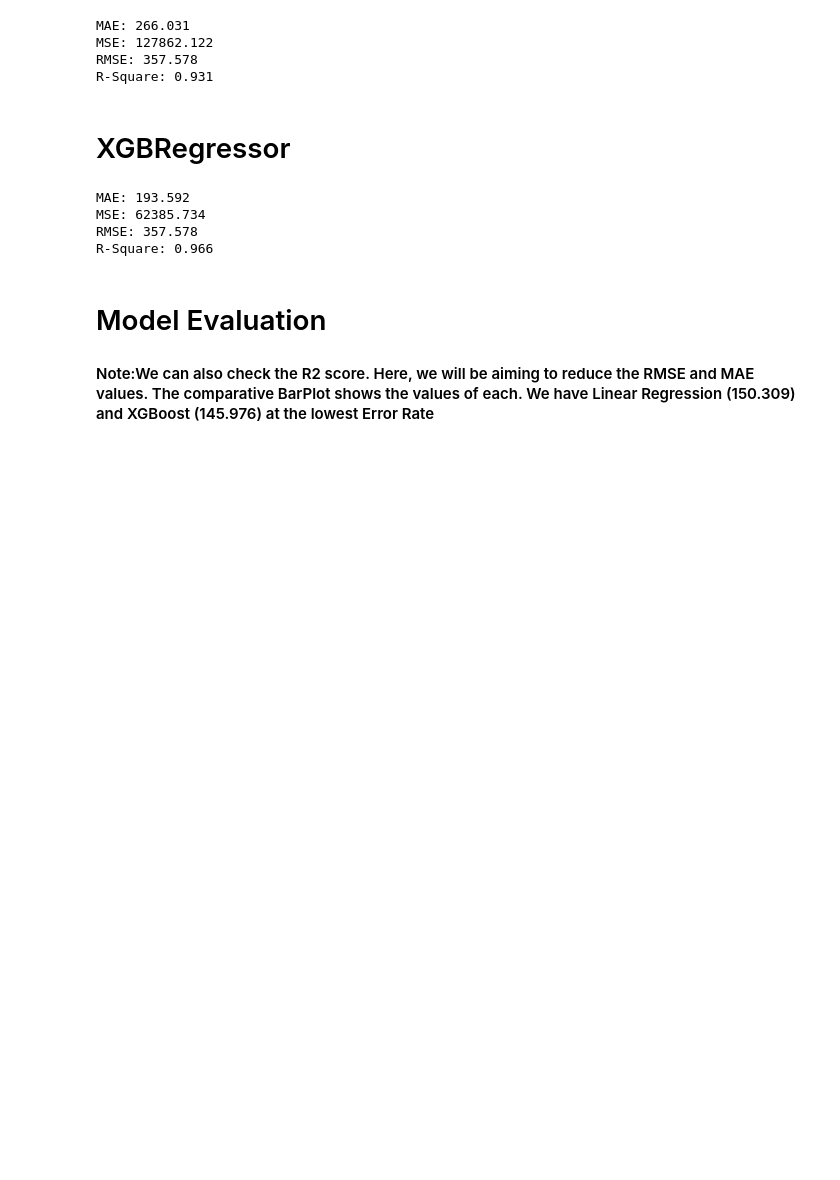
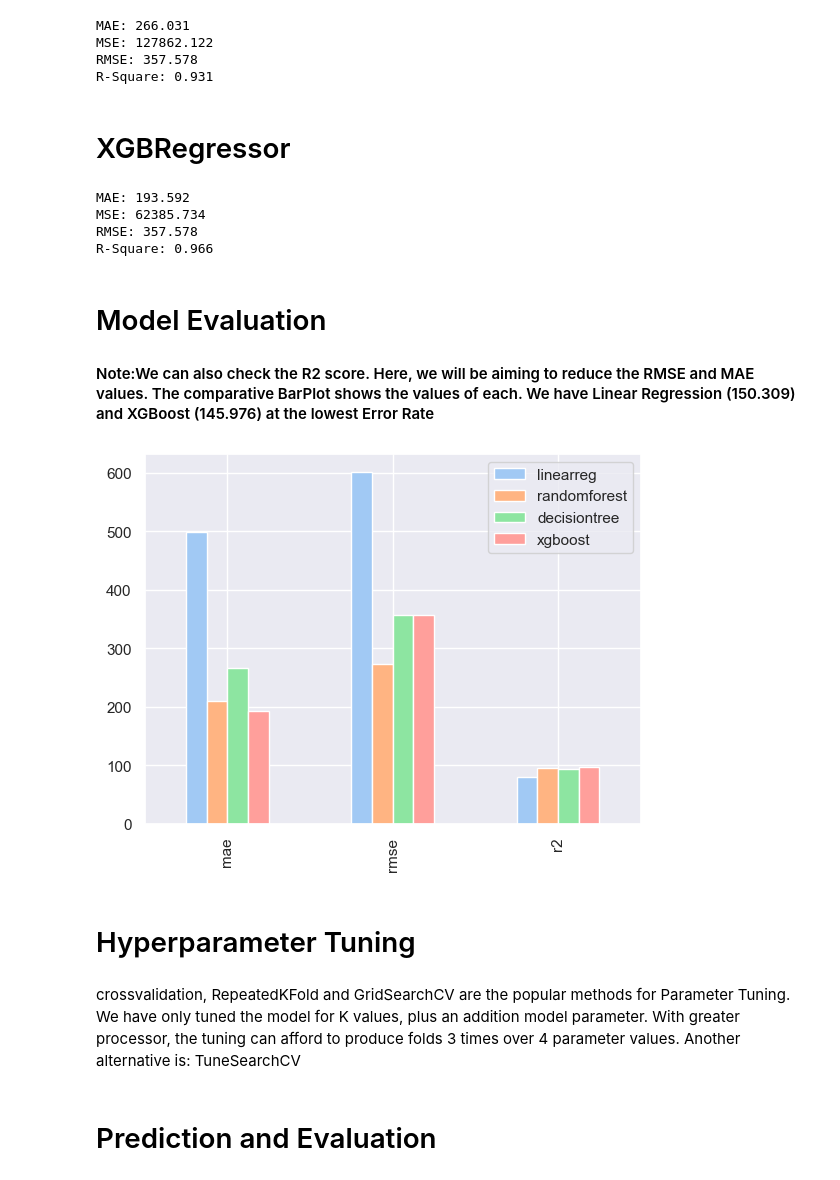
Before and after one commit to tushar2704/Wild_Blueberry_Yield_Prediction, a Jupyter notebook: src/notebooks/Wild Blueberry Yield Prediction.ipynb, the cells around one changed output. Saved outputs shown, nothing was run; the diff lists cells and outputs as text; code cells hidden in the pictures; blank space fills up the shorter version.

```diff
--- a/src/notebooks/Wild Blueberry Yield Prediction.ipynb
+++ b/src/notebooks/Wild Blueberry Yield Prediction.ipynb
@@ -590,3 +594,41 @@ R-Square: 0.966
 # Model Evaluation
 
 #### Note:We can also check the R2 score. Here, we will be aiming to reduce the RMSE and MAE values. The comparative BarPlot shows the values of each. We have Linear Regression (150.309) and XGBoost (145.976) at the lowest Error Rate
+# %%
+#Evaluation
+
+error_rec = {
+    "linearreg": {
+        "mae": mae_linear,
+        "rmse": rmse_linear,
+        'r2': rsq_linear*100
+    },
+    "randomforest": {
+        "mae": mae_rf,
+        "rmse": rmse_rf,
+        'r2': rsq_rf*100
+    },
+    "decisiontree": {
+        "mae": mae_dt,
+        "rmse": rmse_dt,
+        'r2': rsq_dt*100
+    },
+    "xgboost": {
+        "mae": mae_xgb,
+        "rmse": rmse_xgb,
+        'r2': rsq_xgb*100
+    },
+}
+pd.DataFrame(error_rec).plot(kind="bar",
+             color=[
+                 sns.color_palette("pastel")[0],
+                 sns.color_palette("pastel")[1],
+                 sns.color_palette("pastel")[2],
+                 sns.color_palette("pastel")[3]]);
+# %% [output]
+[figure, added]
+# %% [markdown]
+# Hyperparameter Tuning
+# %% [markdown]
+crossvalidation, RepeatedKFold and GridSearchCV are the popular methods for Parameter Tuning. We have only tuned the model for K values, plus an addition model parameter. With greater processor, the tuning can afford to produce folds 3 times over 4 parameter values.
+Another alternative is: TuneSearchCV
@@ -592,0 +740,2 @@ R-Square: 0.966
+# %% [markdown]
+# Prediction and Evaluation
```
Also changed, not shown: parts of 29 cells of this notebook, 7 other files.
